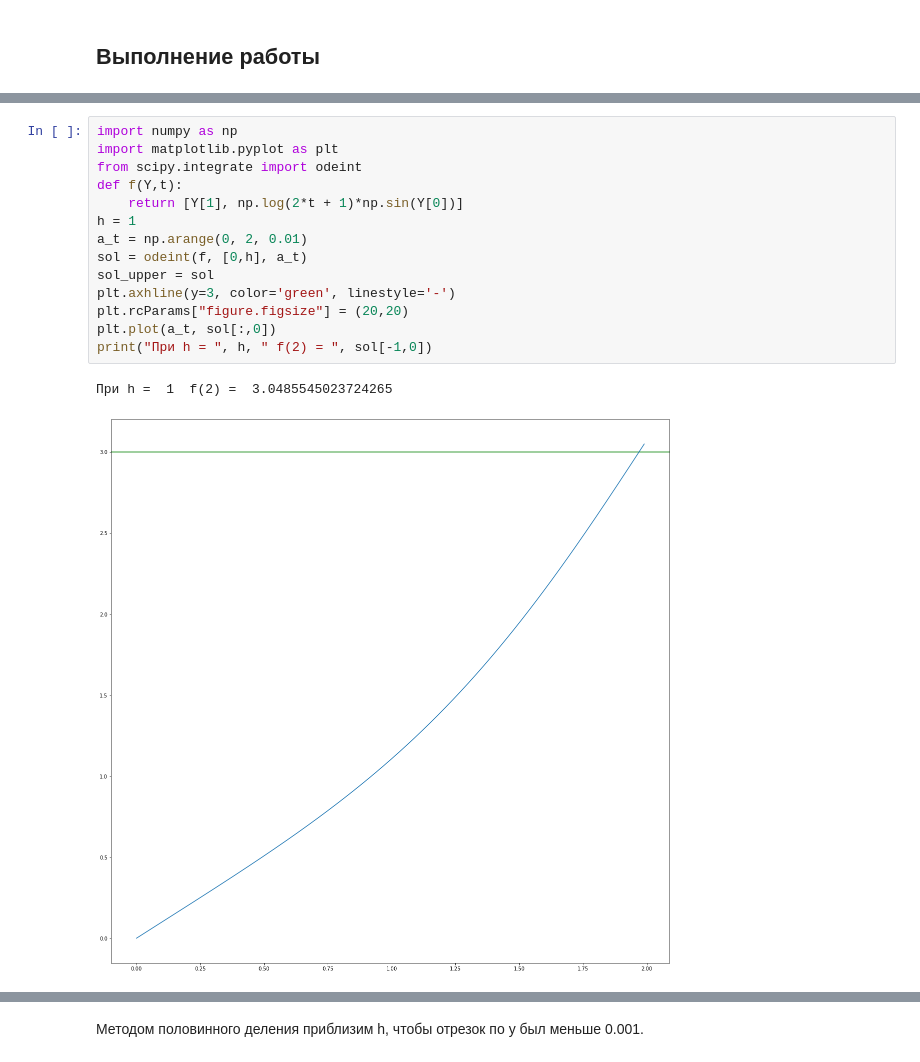
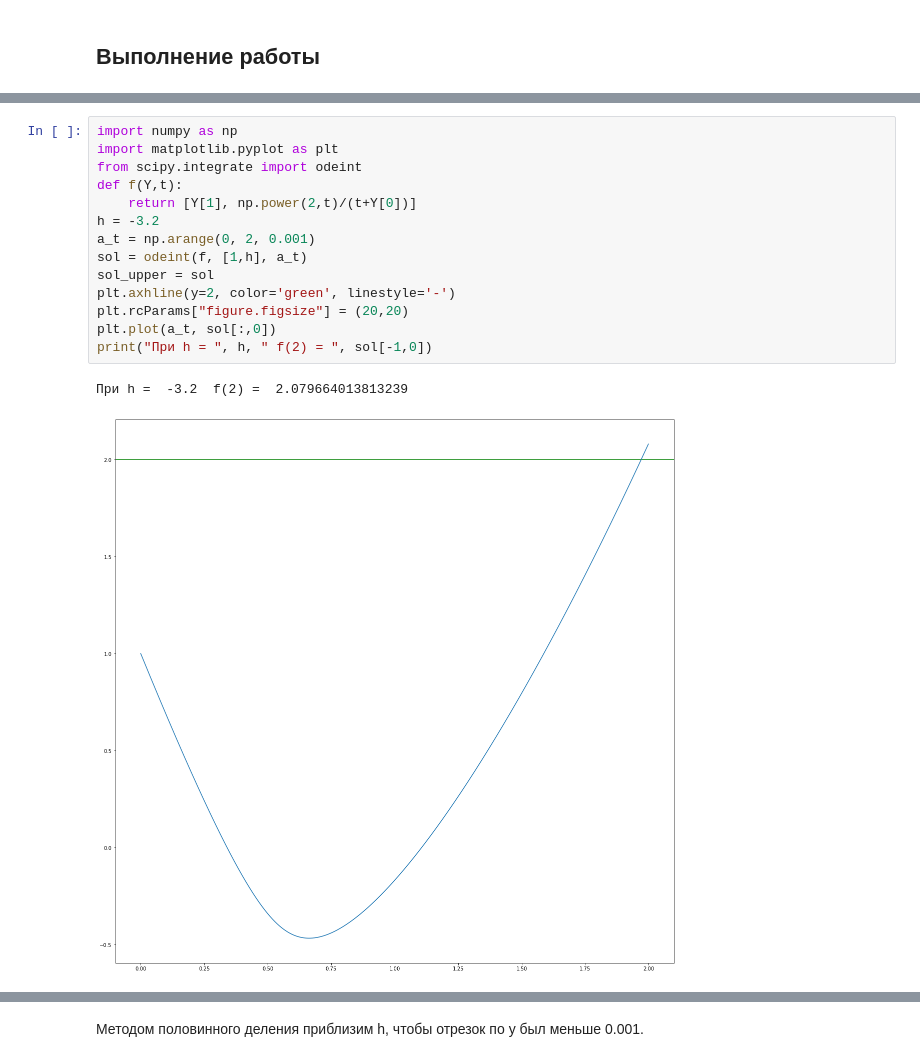
Before and after one commit to the-mvi/ode-2022, a Jupyter notebook: 9382_Subbotin_MO/task1.ipynb, the cells around one changed output, grey strips where cells are left out. Drawn from its saved outputs; the diff is of its cells as text.

```diff
--- a/9382_Subbotin_MO/task1.ipynb
+++ b/9382_Subbotin_MO/task1.ipynb
@@ -99,18 +99,18 @@ $
 # %%
 import numpy as np
 import matplotlib.pyplot as plt
 from scipy.integrate import odeint
 def f(Y,t):
-    return [Y[1], np.log(2*t + 1)*np.sin(Y[0])]
-h = 1
-a_t = np.arange(0, 2, 0.01)
-sol = odeint(f, [0,h], a_t)
+    return [Y[1], np.power(2,t)/(t+Y[0])]
+h = -3.2
+a_t = np.arange(0, 2, 0.001)
+sol = odeint(f, [1,h], a_t)
 sol_upper = sol
-plt.axhline(y=3, color='green', linestyle='-')
+plt.axhline(y=2, color='green', linestyle='-')
 plt.rcParams["figure.figsize"] = (20,20)
 plt.plot(a_t, sol[:,0])
 print("При h = ", h, " f(2) = ", sol[-1,0])
 # %% [output]
-При h =  1  f(2) =  3.0485545023724265
+При h =  -3.2  f(2) =  2.079664013813239
-[figure, old version]
+[figure, new version]
 # %% [markdown]
```
Also changed, not shown: parts of 7 cells of this notebook.
